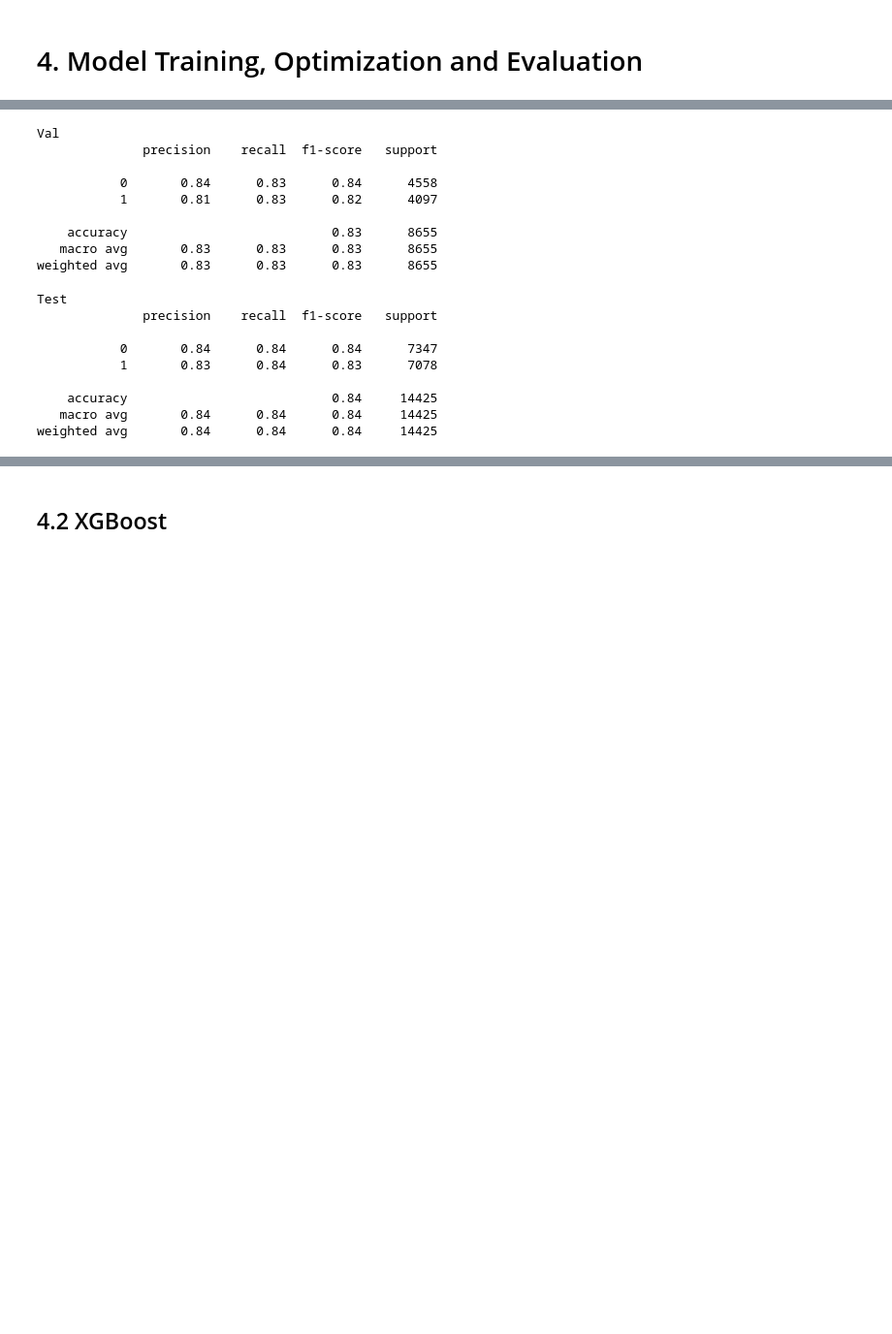
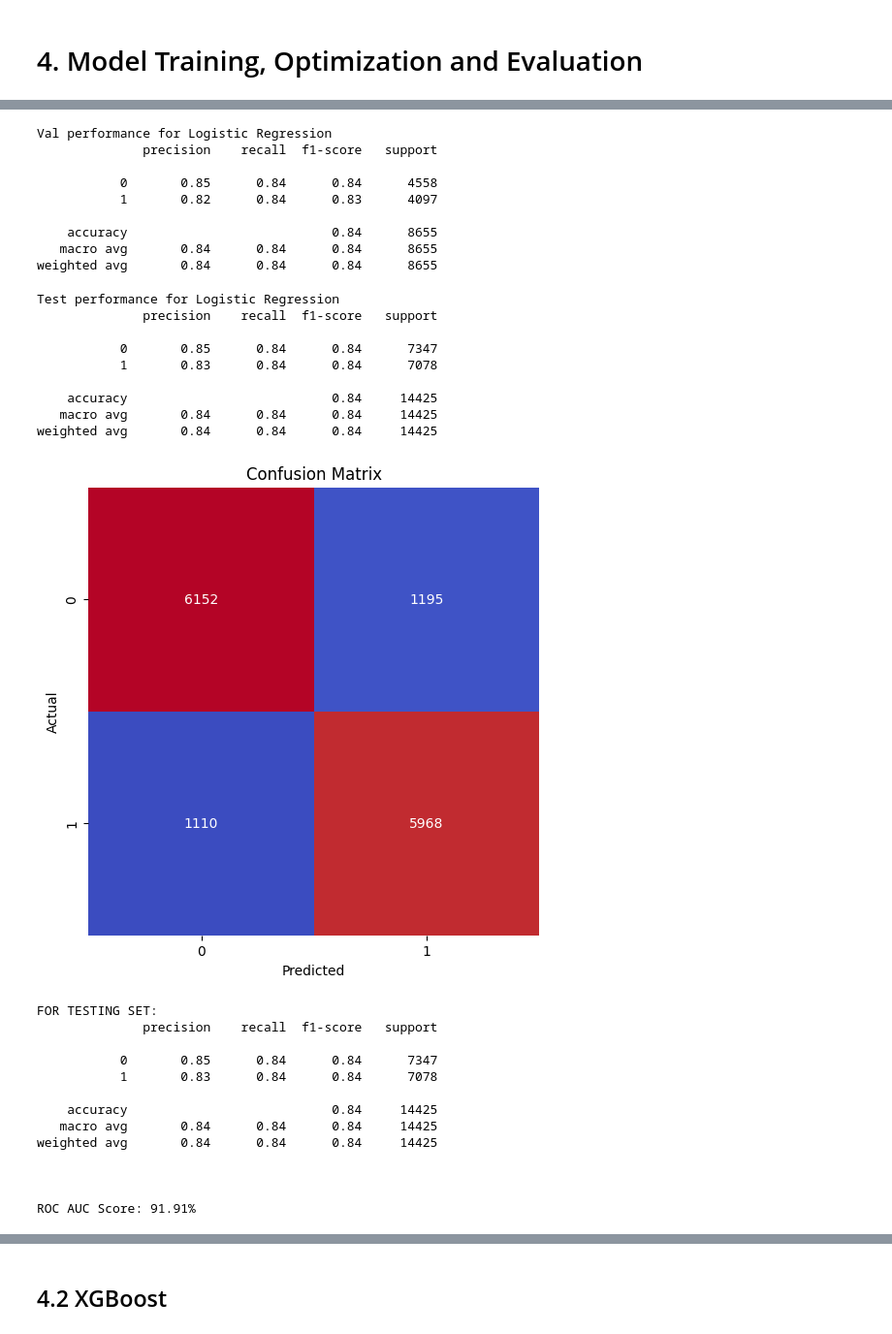
Before and after one commit to SujanNeupane42/data606_capstone_teamC, a Jupyter notebook: notebooks/classification_with_pretrained_embeddings.ipynb, the cells around one changed output, grey strips where cells are left out. Shown at 97% size. Saved outputs shown, nothing was run; the diff lists cells and outputs as text; code cells hidden in the pictures; blank space fills up the shorter version.

Commit message:
Update testing classification models on pretrained embeddings (including CNN and MLP)

```diff
--- a/notebooks/classification_with_pretrained_embeddings.ipynb
+++ b/notebooks/classification_with_pretrained_embeddings.ipynb
@@ -81,7 +93,7 @@ len(X_train), len(X_val), len(X_test)
 # %%
 from tqdm import tqdm
 # %%
-def batch_encode(text_list, model, batch_size=2048):
+def batch_encode(text_list, model, batch_size=2048*3):
     embeddings = []
     for i in tqdm(range(0, len(text_list), batch_size)):
         batch = text_list[i:i+batch_size]
@@ -104,3 +199,0 @@ from sklearn.metrics import accuracy_score, f1_score, classification_report
-# %%
-logreg = LogisticRegression(max_iter=1000, random_state=42)
-logreg.fit(X_train_embeddings, Y_train)
@@ -112,0 +200,18 @@ test_preds = logreg.predict(X_test_embeddings)
+# %%
+param_for_logistic_regression = {
+    'C': np.logspace(-4, 1, 20),
+    'penalty': ['l1', 'l2'],
+    'solver': ['liblinear', 'saga'],
+    'max_iter': [1000],
+    "random_state": [42]
+}
+
+logisticRegression_Model, best_score, search_results = randomized_search(
+    LogisticRegression,
+    param_distributions=param_for_logistic_regression,
+    X_train=X_train_embeddings,
+    y_train=Y_train,
+    X_val=X_val_embeddings,
+    y_val=Y_val,
+    n_iter=10,
+)
@@ -113 +229,6 @@ test_preds = logreg.predict(X_test_embeddings)
+# %%
+train_preds_logReg = logisticRegression_Model.predict(X_train_embeddings)
+val_preds_logReg = logisticRegression_Model.predict(X_val_embeddings)
+test_preds_logReg = logisticRegression_Model.predict(X_test_embeddings)
+test_preds_proba_logReg = logisticRegression_Model.predict_proba(X_test_embeddings)[:, 1]
 # %%
@@ -124,28 +245,45 @@ Train
    macro avg       0.84      0.84      0.84     49043
 weighted avg       0.84      0.84      0.84     49043
 # %%
-print("Val")
-print(classification_report(Y_val, val_preds))
+print("Val performance for Logistic Regression")
+print(classification_report(Y_val, val_preds_logReg))
 # %% [output]
-Val
+Val performance for Logistic Regression
               precision    recall  f1-score   support
 
-           0       0.84      0.83      0.84      4558
-           1       0.81      0.83      0.82      4097
+           0       0.85      0.84      0.84      4558
+           1       0.82      0.84      0.83      4097
 
-    accuracy                           0.83      8655
-   macro avg       0.83      0.83      0.83      8655
-weighted avg       0.83      0.83      0.83      8655
+    accuracy                           0.84      8655
+   macro avg       0.84      0.84      0.84      8655
+weighted avg       0.84      0.84      0.84      8655
 # %%
-print("Test")
-print(classification_report(Y_test, test_preds))
+print("Test performance for Logistic Regression")
+print(classification_report(Y_test, test_preds_logReg))
 # %% [output]
-Test
+Test performance for Logistic Regression
               precision    recall  f1-score   support
 
-           0       0.84      0.84      0.84      7347
-           1       0.83      0.84      0.83      7078
+           0       0.85      0.84      0.84      7347
+           1       0.83      0.84      0.84      7078
 
     accuracy                           0.84     14425
    macro avg       0.84      0.84      0.84     14425
 weighted avg       0.84      0.84      0.84     14425
+# %%
+perform_deep_test_analysis(Y_test, test_preds_logReg, test_preds_proba_logReg, "Logistic Regression")
+# %% [output]
+[figure, added]
+FOR TESTING SET:
+              precision    recall  f1-score   support
+
+           0       0.85      0.84      0.84      7347
+           1       0.83      0.84      0.84      7078
+
+    accuracy                           0.84     14425
+   macro avg       0.84      0.84      0.84     14425
+weighted avg       0.84      0.84      0.84     14425
+
+
+
+ROC AUC Score: 91.91%
```
Also changed, not shown: parts of 87 cells of this notebook.
